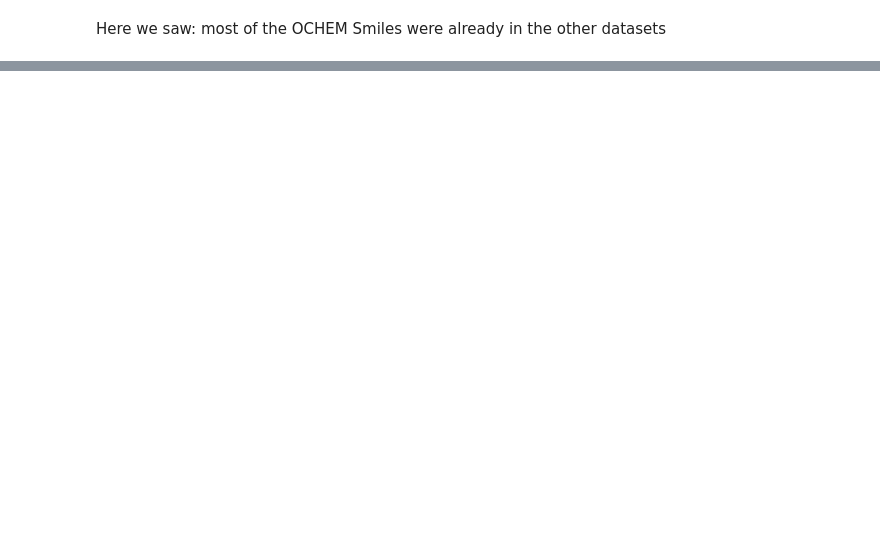
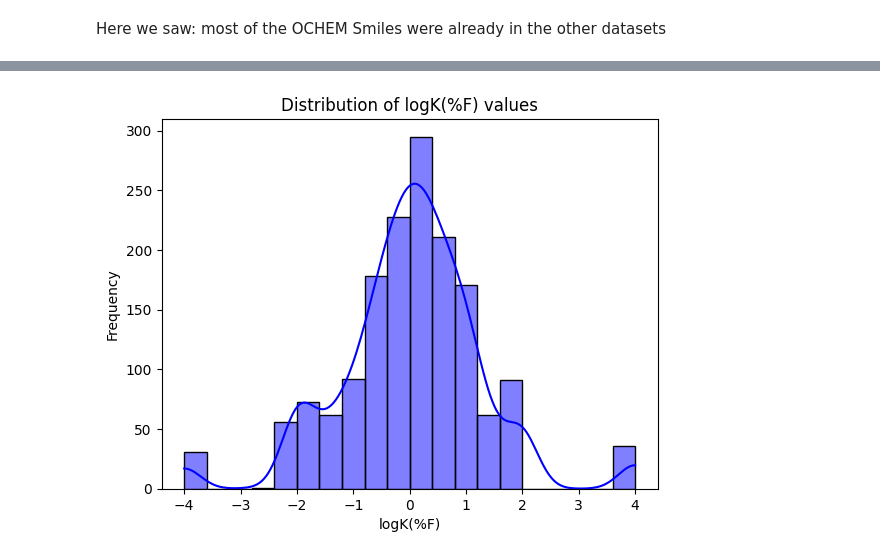
Before and after one commit to NinaB99/AI-for-Chemistry, a Jupyter notebook: Code/Data_cleaning.ipynb, the cells around one changed output, grey strips where cells are left out. Cells and saved outputs as stored; diff of their text form; code cells hidden in the pictures; blank space fills up the shorter version.

```diff
--- a/Code/Data_cleaning.ipynb
+++ b/Code/Data_cleaning.ipynb
@@ -365,0 +281,10 @@ plt.show()
+# %%
+#preaparing df_WEI_Bioav for combing both datasets
+
+df_WEI_Bioav = df_WEI_Bioav.rename(columns={'smile': 'SMILES', 'value': '%F'}) #rename the column
+df_WEI_Bioav['%F'] = df_WEI_Bioav['%F'].astype(float) #convert the column to float
+
+canonicalize(df_WEI_Bioav, 'SMILES')
+add_Lipinski_descriptors(df_WEI_Bioav, 'SMILES')
+#saving as csv
+df_WEI_Bioav.to_csv('../Data/HOB_Bioavailibility_Wei_2022.csv', index=False)
@@ -365,0 +343,10 @@ plt.show()
+# %%
+#plotting the distribution of logK(%F) values
+
+sns.histplot(data=df_merged_Bioavailibility, x='logK(%F)', kde=True, bins=20, color='blue')
+plt.title('Distribution of logK(%F) values')
+plt.xlabel('logK(%F)')
+plt.ylabel('Frequency')
+plt.show()
+# %% [output]
+[figure, added]
```
Also changed, not shown: parts of 57 cells of this notebook, 2 other files.
